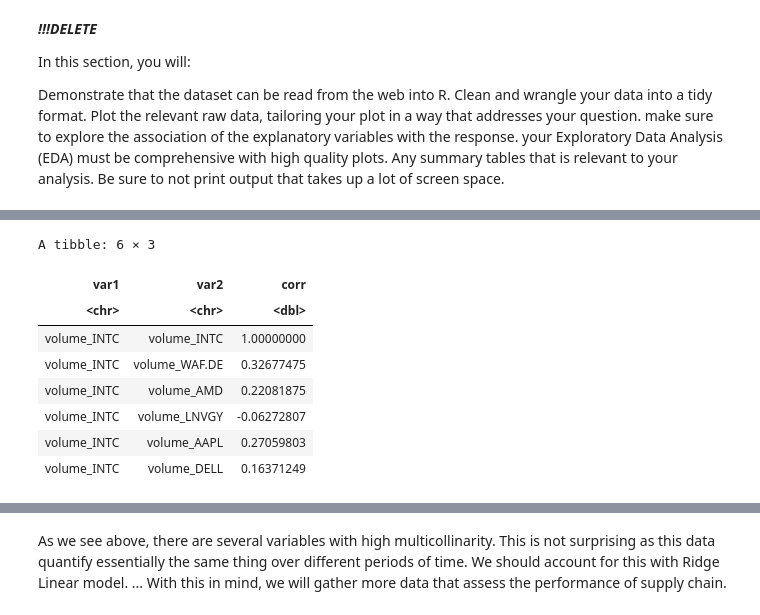
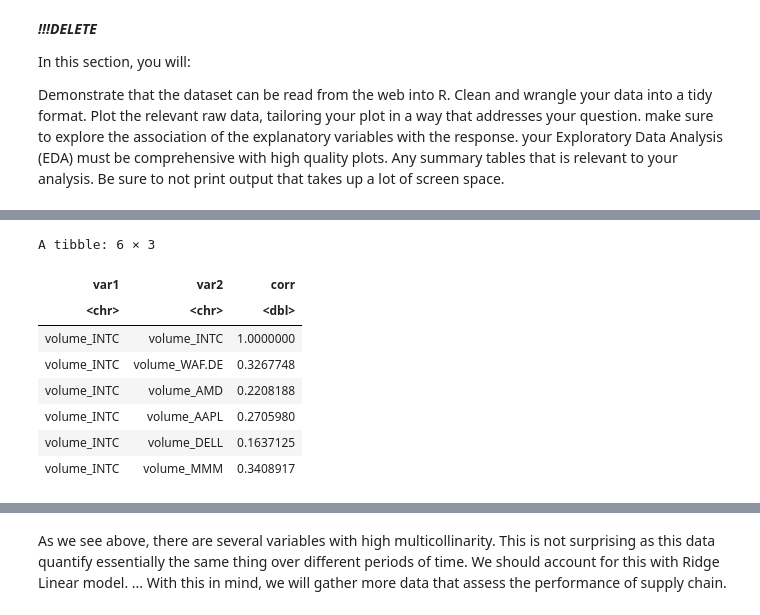
Before and after one commit to nkoda/STAT301, a Jupyter notebook: project_proposal.ipynb, the cells around one changed output, grey strips where cells are left out. Cells and saved outputs as stored; diff of their text form; code cells hidden in the pictures.

```diff
--- a/project_proposal.ipynb
+++ b/project_proposal.ipynb
@@ -73,7 +72,7 @@ Any summary tables that is relevant to your analysis.
 Be sure to not print output that takes up a lot of screen space.
 # %%
 #pulling data from Yahoo finance API
-intel_index <- tq_get(c('INTC','WAF.DE','AMD','LNVGY','AAPL','DELL'),
+intel_index <- tq_get(c('INTC','WAF.DE','AMD','AAPL','DELL', "MMM"),
                from = "2014-09-01",
                to = "2019-03-01",
                get = "stock.price")
@@ -105,9 +135,6 @@ A tibble: 6 × 8
 # %%
 intel_index = intel_index |>
+    select(symbol, date, adjusted, volume) |>
     pivot_wider(names_from = 'symbol',
-                values_from = c('open',
-                                'high',
-                                'low',
-                                'close',
-                                'volume',
-                                'adjusted'))
+                values_from = c('volume', 'adjusted')) |>
+    mutate(month = month(date))
@@ -128 +141,5 @@ A tibble: 6 × 37
+# %%
+#standardizing data and removing NA observations
+intel_index[,2:13] = intel_index[,2:13] |>
+    mutate_all(~(scale(.) %>% as.vector))
 # %%
@@ -156,27 +175,20 @@ index_correlation
 # %%
-corr_matrix_intel_index = intel_index[,2:37] |>
-  select(
-    volume_INTC,
-    volume_WAF.DE,
-    volume_AMD,
-    volume_LNVGY,
-    volume_AAPL,
-    volume_DELL) |>
+corr_matrix_intel_index = intel_index[,2:14] |>
   cor() %>%
   as.data.frame() %>%
   rownames_to_column("var1") %>%
   pivot_longer(-var1, names_to = "var2", values_to = "corr")
 head(corr_matrix_intel_index)
 # %% [output]
 A tibble: 6 × 3
 | var1 | var2 | corr |
 | <chr> | <chr> | <dbl> |
-| volume_INTC | volume_INTC | 1.00000000 |
-| volume_INTC | volume_WAF.DE | 0.32677475 |
-| volume_INTC | volume_AMD | 0.22081875 |
-| volume_INTC | volume_LNVGY | -0.06272807 |
-| volume_INTC | volume_AAPL | 0.27059803 |
-| volume_INTC | volume_DELL | 0.16371249 |
+| volume_INTC | volume_INTC | 1.0000000 |
+| volume_INTC | volume_WAF.DE | 0.3267748 |
+| volume_INTC | volume_AMD | 0.2208188 |
+| volume_INTC | volume_AAPL | 0.2705980 |
+| volume_INTC | volume_DELL | 0.1637125 |
+| volume_INTC | volume_MMM | 0.3408917 |
 # %%
 plt_index_corr_matrix <- corr_matrix_intel_index %>%
   ggplot(aes(var1, var2)) +
```
Also changed, not shown: parts of 12 cells of this notebook.
